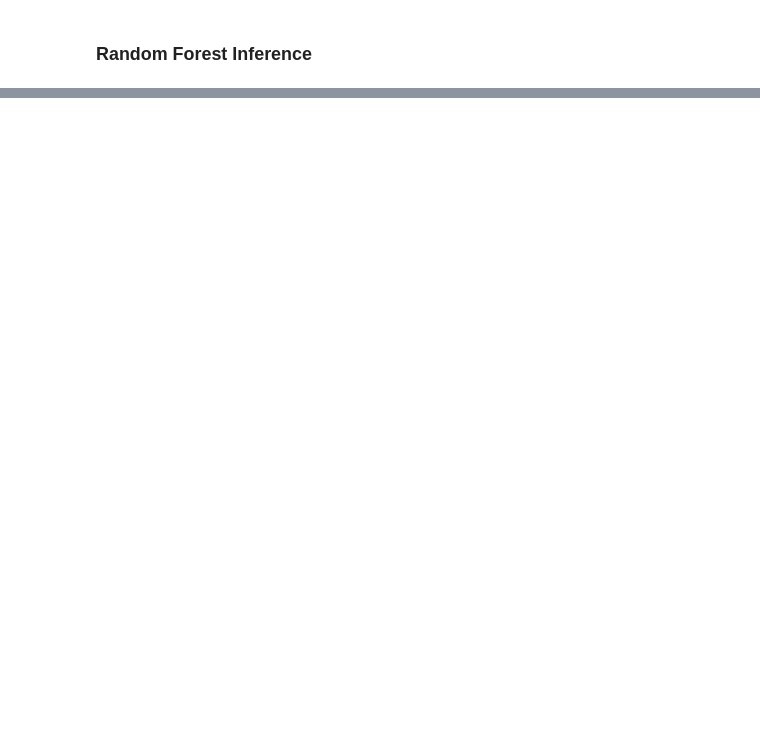
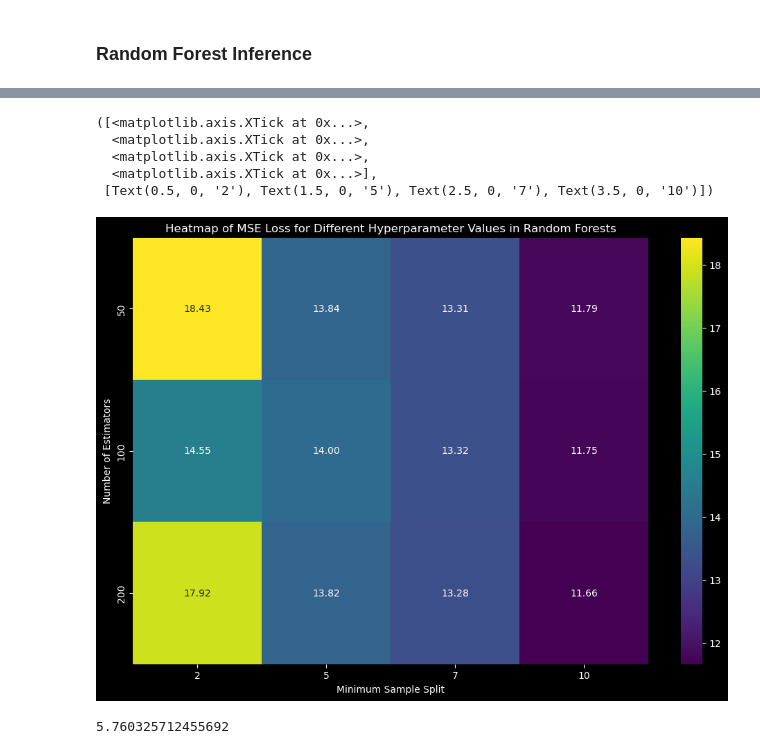
Before and after one commit to alihuss1017/ECE-225A, a Jupyter notebook: main.ipynb, the cells around one changed output, grey strips where cells are left out. Saved outputs shown, nothing was run; the diff lists cells and outputs as text; code cells hidden in the pictures; blank space fills up the shorter version.

```diff
--- a/main.ipynb
+++ b/main.ipynb
@@ -245,0 +313,35 @@ mean_squared_error(Y_test, Y_pred)
+# %%
+from sklearn.ensemble import RandomForestRegressor
+
+results = np.zeros((3, 4))
+dt_params = {'n_estimators' : [50, 100, 200], 'min_samples_split': [2, 5, 7, 10]}
+
+for i, n_estimators in enumerate(dt_params['n_estimators']):
+    for j, min_samples_split in enumerate(dt_params['min_samples_split']):
+        model = DecisionTreeRegressor(max_depth = max_depth, min_samples_split = min_samples_split)
+        model.fit(X_train, Y_train)
+        Y_pred = model.predict(X_val)
+
+        results[i, j] = mean_squared_error(Y_pred, Y_val)
+
+plt.figure(figsize = (12, 8))
+sns.heatmap(results, annot = True, fmt = '.2f', cmap = 'viridis')
+plt.title("Heatmap of MSE Loss for Different Hyperparameter Values in Random Forests")
+plt.ylabel('Number of Estimators')
+plt.xlabel('Minimum Sample Split')
+plt.yticks(ticks = np.arange(len(dt_params['n_estimators'])) + 0.5, labels = dt_params['n_estimators'])
+plt.xticks(ticks = np.arange(len(dt_params['min_samples_split'])) + 0.5, labels = dt_params['min_samples_split'])
+# %% [output]
+([<matplotlib.axis.XTick at 0x...>,
+  <matplotlib.axis.XTick at 0x...>,
+  <matplotlib.axis.XTick at 0x...>,
+  <matplotlib.axis.XTick at 0x...>],
+ [Text(0.5, 0, '2'), Text(1.5, 0, '5'), Text(2.5, 0, '7'), Text(3.5, 0, '10')])
+[figure, added]
+# %%
+model = RandomForestRegressor(n_estimators = 200, min_samples_split = 10)
+model.fit(X_train, Y_train)
+Y_pred = model.predict(X_test)
+mean_squared_error(Y_pred, Y_test)
+# %% [output]
+5.760325712455692
```
Also changed, not shown: parts of 15 cells of this notebook.
